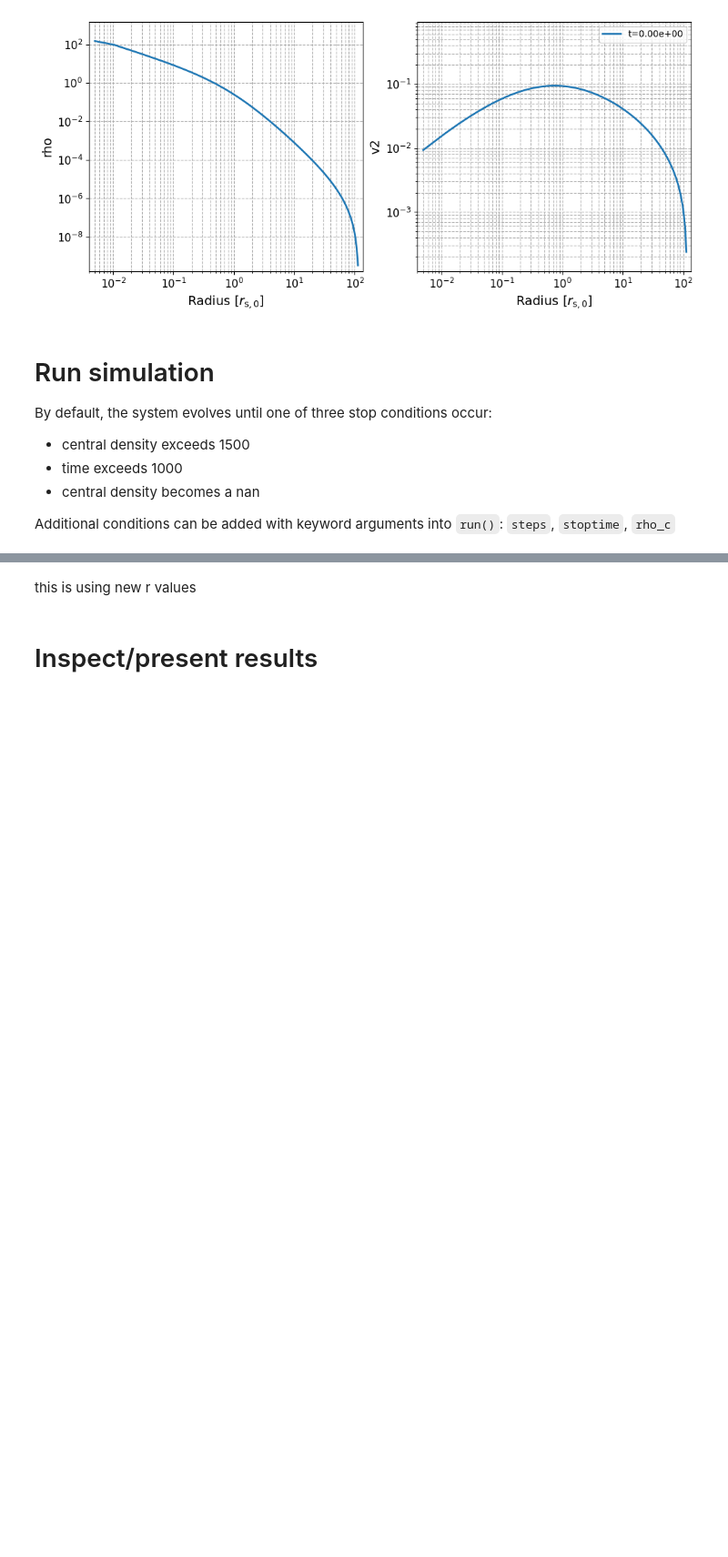
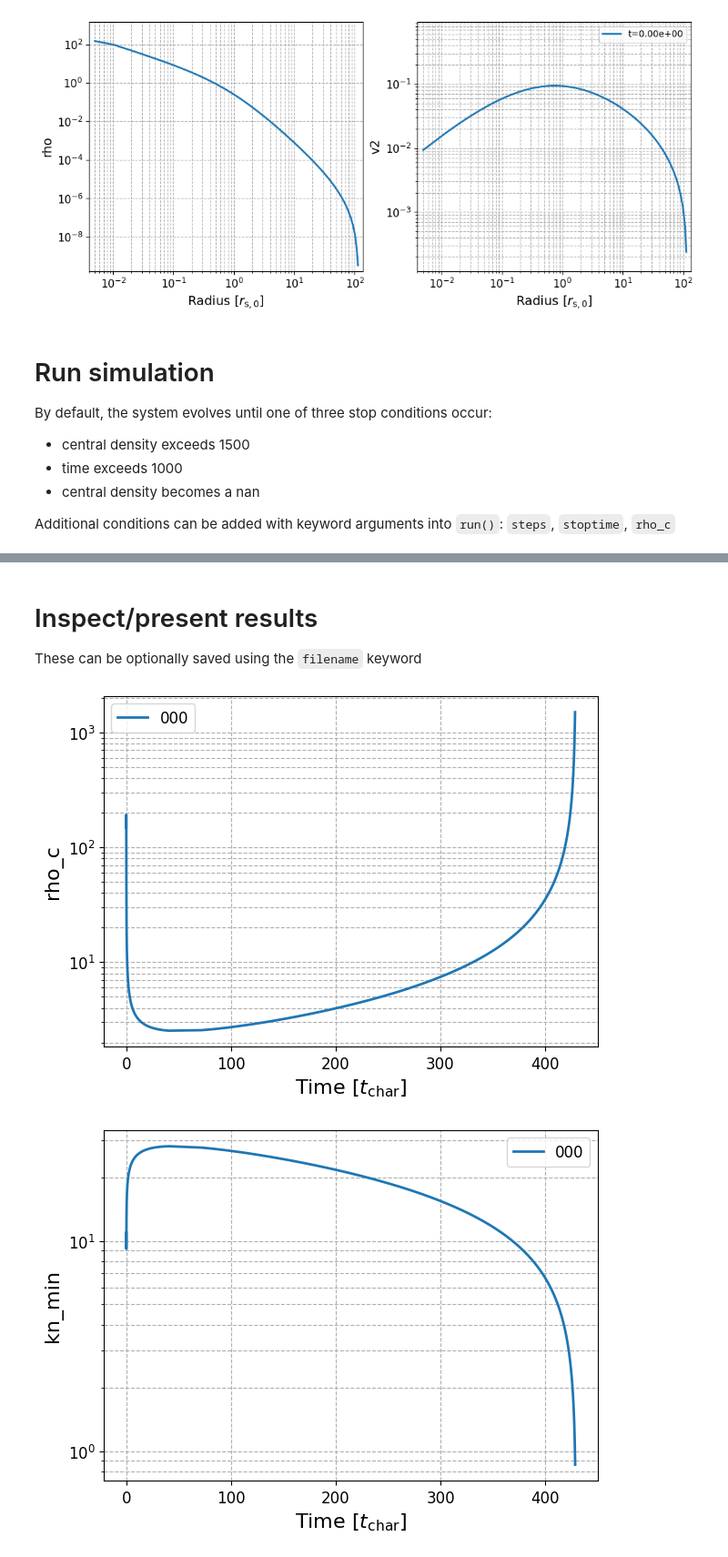
Before and after one commit to yaronetokayer/pygtfcode, a Jupyter notebook: examples/truncated_nfw.ipynb, the cells around one changed output, grey strips where cells are left out. Shown at 91% size. Drawn from its saved outputs; the diff is of its cells as text; code cells hidden in the pictures; blank space fills up the shorter version.

```diff
--- a/examples/truncated_nfw.ipynb
+++ b/examples/truncated_nfw.ipynb
@@ -98,4 +98,10 @@ Total time for run(): 20m51.70s
-# %% [markdown]
-this is using new r values
 # %% [markdown]
 # Inspect/present results
+
+These can be optionally saved using the `filename` keyword
+# %%
+state.plot_time_evolution(grid=True)
+state.plot_time_evolution(grid=True, quantity='kn_min')
+# %% [output]
+[figure, added]
+[figure, added]
```
Also changed, not shown: parts of 6 cells of this notebook, 1 other file.
